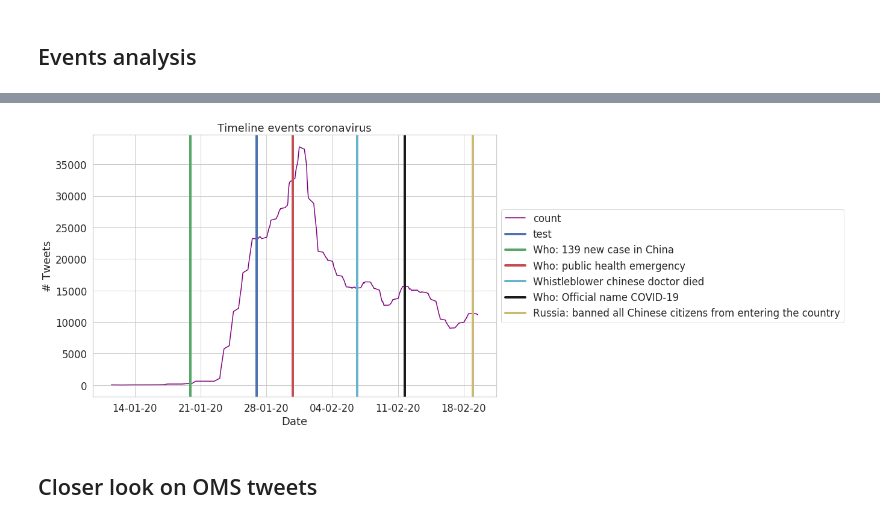
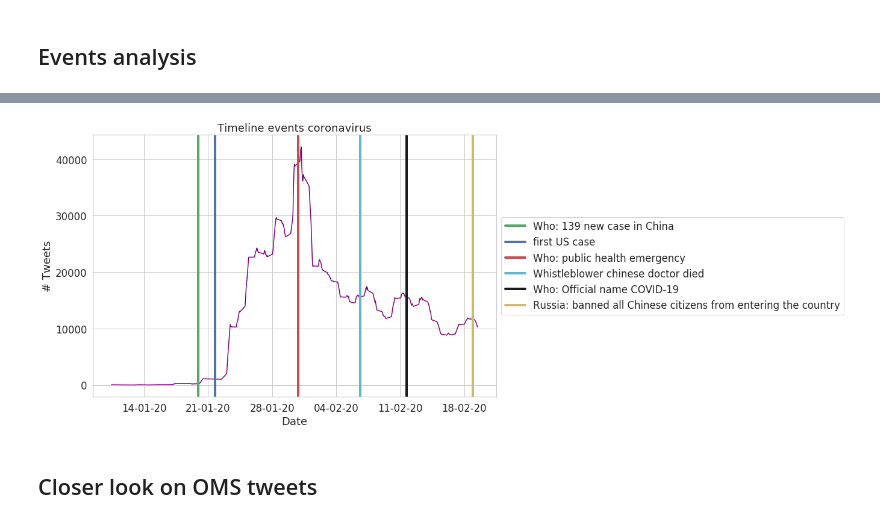
Before and after one commit to JRappaz/Panorama, a Jupyter notebook: notebooks/COVID.ipynb, the cells around one changed output, grey strips where cells are left out. Drawn from its saved outputs; the diff is of its cells as text; code cells hidden in the pictures.

```diff
--- a/notebooks/COVID.ipynb
+++ b/notebooks/COVID.ipynb
@@ -279,42 +297,46 @@ tweets_medias_full.sort_values(by=['created_at'], ascending=True)[tweets_medias_
 # %%
 # Prettier plotting with seaborn
 sns.set(font_scale=1.5, style="whitegrid")
 
 fig, ax = plt.subplots(figsize=(12, 8))
 df = groupHour[groupHour['date'] > "2020-01-10"][groupHour['date'] < "2020-02-20"]
 # Compute rolling mean of the count if needed
-y =  df['count'].rolling(window=24).mean()
+y =  df['count'].rolling(window=10).mean()
 
 ax.plot(df['date'],
        y,
         '-o',
         color='purple', marker="")
 ax.set(xlabel="Date", ylabel="# Tweets",
        title="Timeline events coronavirus")
 
 # Plot the vertical line if needed
 
-plt.axvline(linewidth=4, color='b', x="2020-01-26 23:48:27+00:00", label="test")
-#plt.axvline(linewidth=4, color='b', x="2020-01-21 18:37:41+00:00", label="first US case")
-plt.axvline(linewidth=4, color='g', x="2020-01-19 22:39:07+00:00", label="Who: 139 new case in China")
-plt.axvline(linewidth=4, color='r', x="2020-01-30 19:45:15+00:00", label="Who: public health emergency")
-plt.axvline(linewidth=4, color='c', x="2020-02-06 15:46:26+00:00", label="Whistleblower chinese doctor died")
-plt.axvline(linewidth=4, color='k', x="2020-02-11 17:20:08+00:00", label="Who: Official name COVID-19")
-plt.axvline(linewidth=4, color='y', x="2020-02-18 22:45:37+00:00", label="Russia: banned all Chinese citizens from entering the country")
+plt.axvline(linewidth=4, color='g', x=pd.Timestamp("2020-01-19 22:39:07"), label="Who: 139 new case in China")
+#plt.axvline(linewidth=4, color='b', x=pd.Timestamp("2020-01-20 17:54:10"), label="Who: Emergency Committee")
+plt.axvline(linewidth=4, color='b', x=pd.Timestamp("2020-01-21 18:37:41+00:00"), label="first US case")
 
+plt.axvline(linewidth=4, color='r', x=pd.Timestamp("2020-01-30 19:45:15"), label="Who: public health emergency")
+plt.axvline(linewidth=4, color='c', x=pd.Timestamp("2020-02-06 15:46:26"), label="Whistleblower chinese doctor died")
+plt.axvline(linewidth=4, color='k', x=pd.Timestamp("2020-02-11 17:20:08"), label="Who: Official name COVID-19")
+plt.axvline(linewidth=4, color='y', x=pd.Timestamp("2020-02-18 22:45:37"), label="Russia: banned all Chinese citizens from entering the country")
 
 
 # Format the x axis
 ax.xaxis.set_major_locator(mdates.WeekdayLocator(interval=2))
 ax.xaxis.set_major_formatter(DateFormatter("%d-%m-%y"))
 
+
 # Ensure ticks fall once every other week (interval=2)
 ax.xaxis.set_major_locator(mdates.WeekdayLocator(interval=1))
 ax.legend(loc='center left', bbox_to_anchor=(1, 0.5))
+
+
+
 #plt.legend()
 plt.show()
 # %% [output]
-[figure, old version]
+[figure, new version]
 # %% [markdown]
 ## Closer look on OMS tweets
 # %%
```
Also changed, not shown: parts of 30 cells of this notebook, 2 other files.
